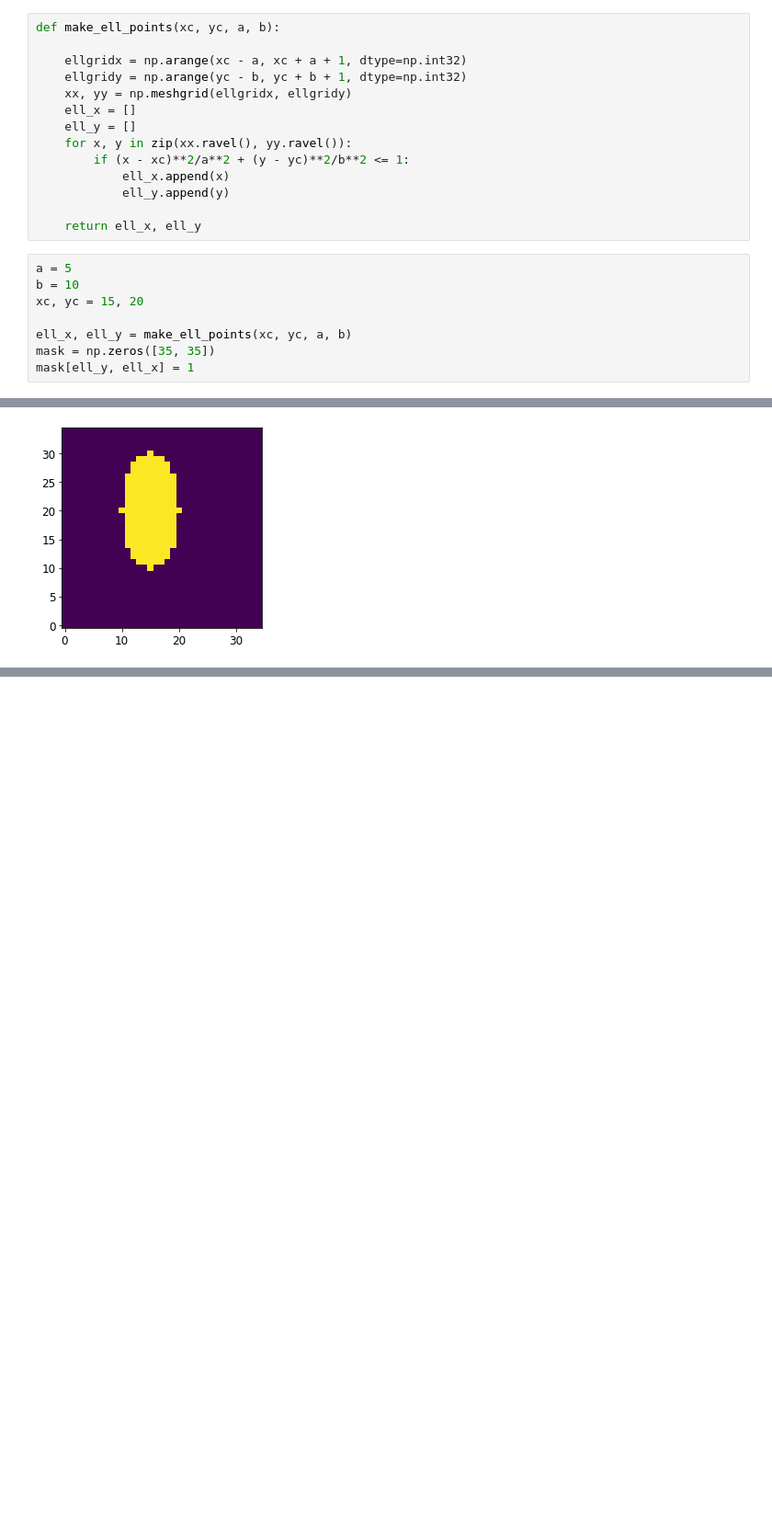
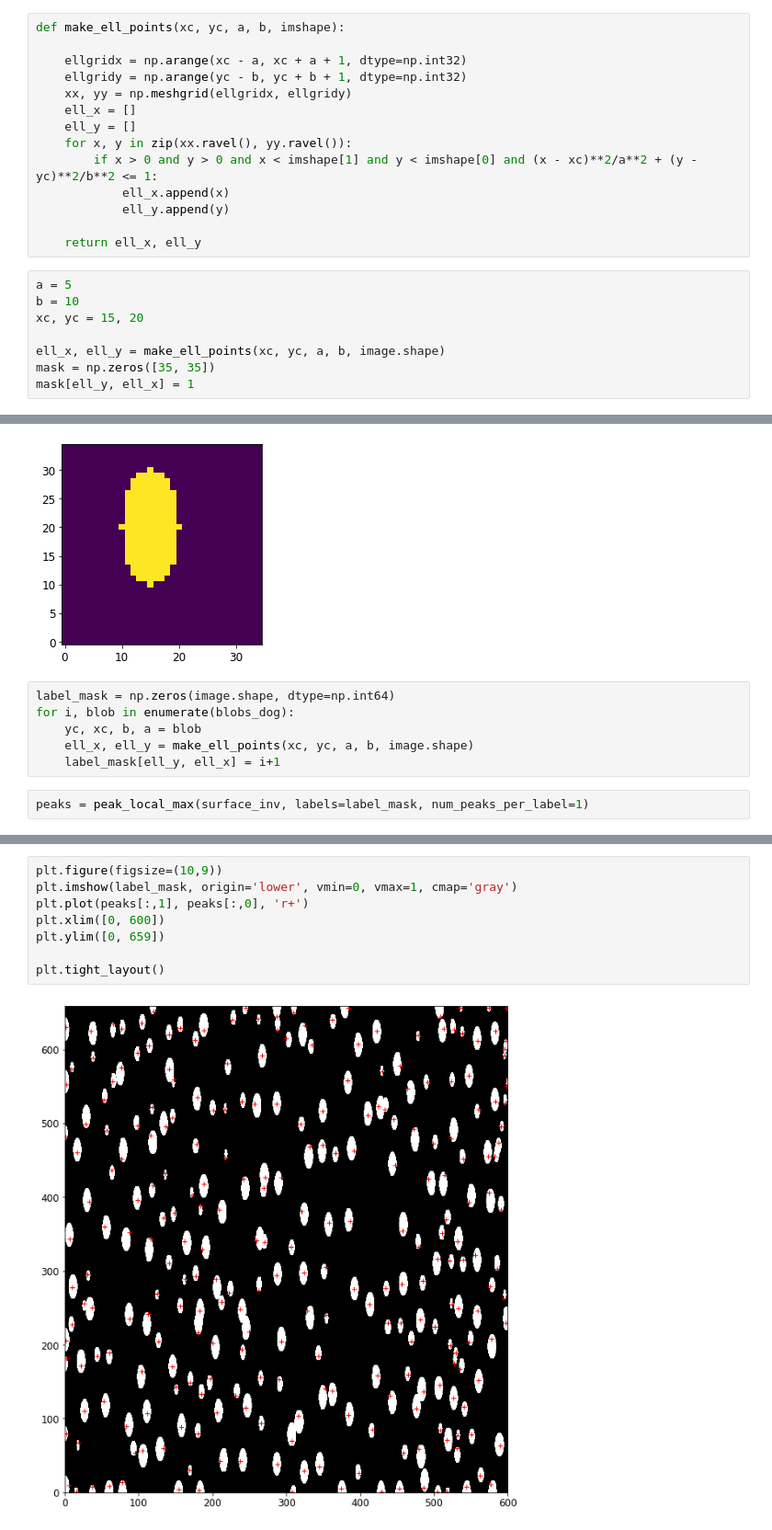
Before and after one commit to raphael-attie/sunflower, a Jupyter notebook: STEREO/make_training_set_mballtrack.ipynb, the cells around one changed output, grey strips where cells are left out. Shown at 92% size. Saved outputs shown, nothing was run; the diff lists cells and outputs as text; blank space fills up the shorter version.

Commit message:
Created a label mask, with one unique integer value for each ellipse. Applied the local max detection using the label mask

```diff
--- a/STEREO/make_training_set_mballtrack.ipynb
+++ b/STEREO/make_training_set_mballtrack.ipynb
@@ -107,7 +107,7 @@ plt.tight_layout()
 Have a look at the local peaks within each ellipse:
 Must get the points satisfying (x - xc)^2/a^2 + (y - yc)^2/b^2 < 1 with (xc, yc) center of ellipse, a, b semi-major and semi-minor axis.
 # %%
-def make_ell_points(xc, yc, a, b):
+def make_ell_points(xc, yc, a, b, imshape):
 
     ellgridx = np.arange(xc - a, xc + a + 1, dtype=np.int32)
     ellgridy = np.arange(yc - b, yc + b + 1, dtype=np.int32)
@@ -115,7 +115,7 @@ def make_ell_points(xc, yc, a, b):
     ell_x = []
     ell_y = []
     for x, y in zip(xx.ravel(), yy.ravel()):
-        if (x - xc)**2/a**2 + (y - yc)**2/b**2 <= 1:
+        if x > 0 and y > 0 and x < imshape[1] and y < imshape[0] and (x - xc)**2/a**2 + (y - yc)**2/b**2 <= 1:
             ell_x.append(x)
             ell_y.append(y)
 
@@ -125,7 +125,7 @@ a = 5
 b = 10
 xc, yc = 15, 20
 
-ell_x, ell_y = make_ell_points(xc, yc, a, b)
+ell_x, ell_y = make_ell_points(xc, yc, a, b, image.shape)
 mask = np.zeros([35, 35])
 mask[ell_y, ell_x] = 1
 # %%
@@ -134,3 +134,11 @@ plt.imshow(mask, origin='lower')
 # %% [output]
 <matplotlib.image.AxesImage at 0x...>
 [figure]
+# %%
+label_mask = np.zeros(image.shape, dtype=np.int64)
+for i, blob in enumerate(blobs_dog):
+    yc, xc, b, a = blob
+    ell_x, ell_y = make_ell_points(xc, yc, a, b, image.shape)
+    label_mask[ell_y, ell_x] = i+1
+# %%
+peaks = peak_local_max(surface_inv, labels=label_mask, num_peaks_per_label=1)
@@ -136,0 +149,10 @@ plt.imshow(mask, origin='lower')
+# %%
+plt.figure(figsize=(10,9))
+plt.imshow(label_mask, origin='lower', vmin=0, vmax=1, cmap='gray')
+plt.plot(peaks[:,1], peaks[:,0], 'r+')
+plt.xlim([0, 600])
+plt.ylim([0, 659])
+
+plt.tight_layout()
+# %% [output]
+[figure, added]
```
Also changed, not shown: parts of 1 cell of this notebook, 1 other file.
